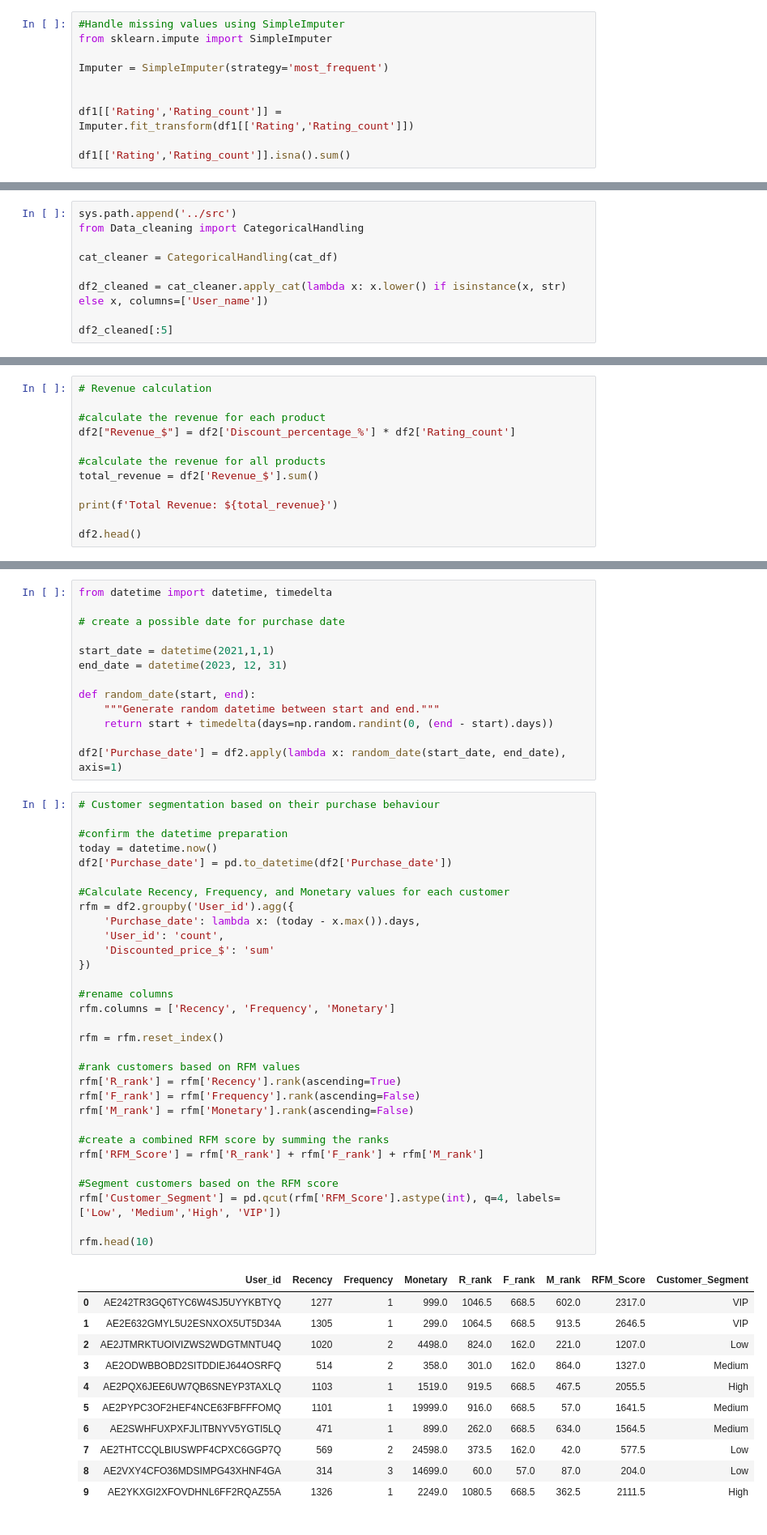
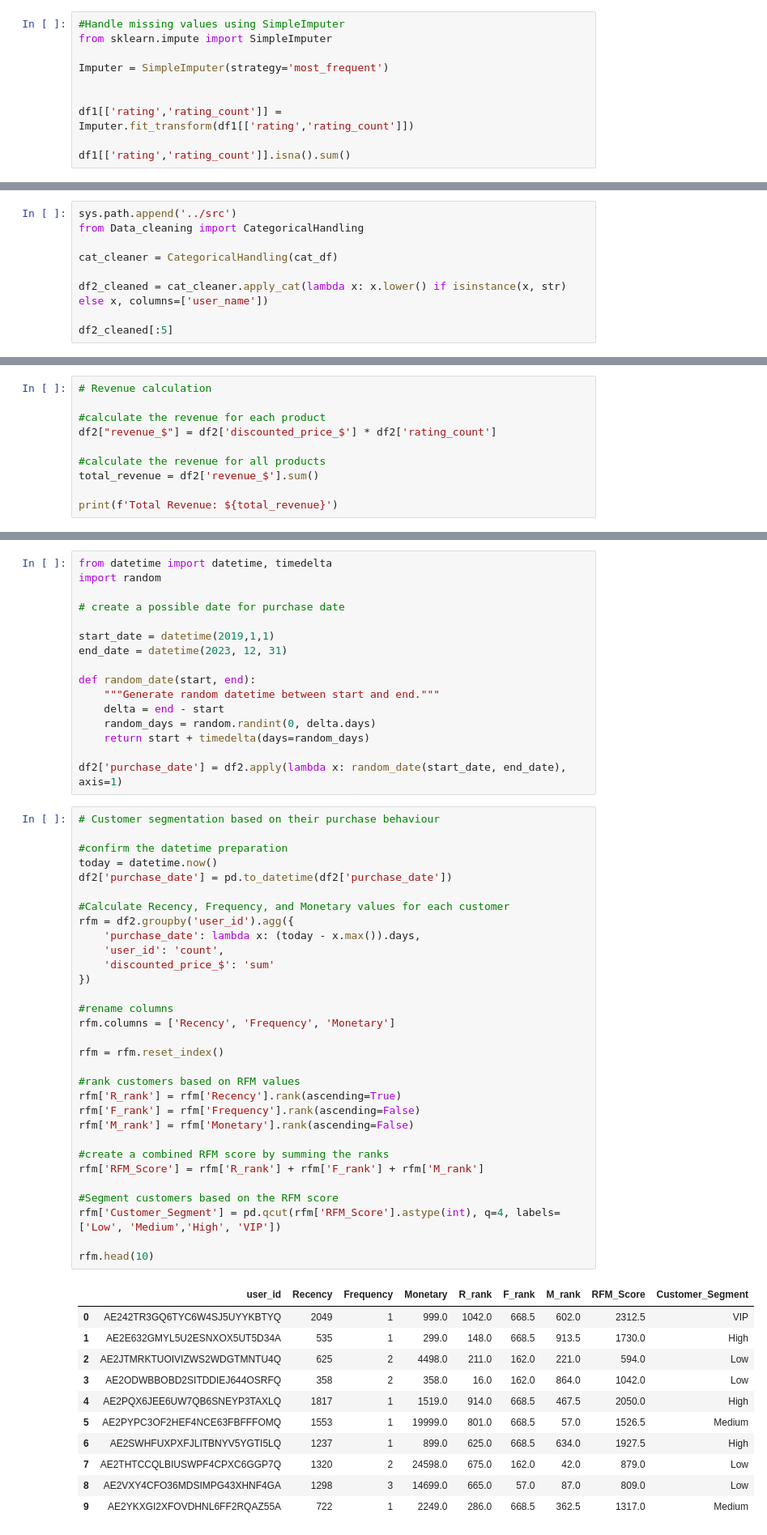
Before and after one commit to Omedobi/Data-Science-Projects, a Jupyter notebook: Amazon data analytic/notebook/Amazon-sales-analytic.ipynb, the cells around one changed output, grey strips where cells are left out. Shown at 81% size. Saved outputs shown, nothing was run; the diff lists cells and outputs as text.

```diff
--- a/Amazon data analytic/notebook/Amazon-sales-analytic.ipynb
+++ b/Amazon data analytic/notebook/Amazon-sales-analytic.ipynb
@@ -115,7 +114,7 @@ from sklearn.impute import SimpleImputer
 Imputer = SimpleImputer(strategy='most_frequent')
 
 
-df1[['Rating','Rating_count']] = Imputer.fit_transform(df1[['Rating','Rating_count']])
+df1[['rating','rating_count']] = Imputer.fit_transform(df1[['rating','rating_count']])
 
-df1[['Rating','Rating_count']].isna().sum()
+df1[['rating','rating_count']].isna().sum()
 # %% [output]
@@ -280,7 +295,7 @@ from Data_cleaning import CategoricalHandling
 
 cat_cleaner = CategoricalHandling(cat_df)
 
-df2_cleaned = cat_cleaner.apply_cat(lambda x: x.lower() if isinstance(x, str) else x, columns=['User_name'])
+df2_cleaned = cat_cleaner.apply_cat(lambda x: x.lower() if isinstance(x, str) else x, columns=['user_name'])
 
 df2_cleaned[:5]
 # %% [output]
@@ -687,12 +546,10 @@ df2.head()
 # Revenue calculation
 
 #calculate the revenue for each product
-df2["Revenue_$"] = df2['Discount_percentage_%'] * df2['Rating_count']
+df2["revenue_$"] = df2['discounted_price_$'] * df2['rating_count']
 
 #calculate the revenue for all products
-total_revenue = df2['Revenue_$'].sum()
+total_revenue = df2['revenue_$'].sum()
 
 print(f'Total Revenue: ${total_revenue}')
-
-df2.head()
 # %% [output]
@@ -749,60 +603,63 @@ Top Product categories by Revenue:
 **Customer Analysis**
 # %%
 from datetime import datetime, timedelta
+import random
 
 # create a possible date for purchase date
 
-start_date = datetime(2021,1,1)
+start_date = datetime(2019,1,1)
 end_date = datetime(2023, 12, 31)
 
 def random_date(start, end):
     """Generate random datetime between start and end."""
-    return start + timedelta(days=np.random.randint(0, (end - start).days))
+    delta = end - start
+    random_days = random.randint(0, delta.days)
+    return start + timedelta(days=random_days)
 
-df2['Purchase_date'] = df2.apply(lambda x: random_date(start_date, end_date), axis=1)
+df2['purchase_date'] = df2.apply(lambda x: random_date(start_date, end_date), axis=1)
 # %%
 # Customer segmentation based on their purchase behaviour
 
 #confirm the datetime preparation
 today = datetime.now()
-df2['Purchase_date'] = pd.to_datetime(df2['Purchase_date'])
+df2['purchase_date'] = pd.to_datetime(df2['purchase_date'])
 
 #Calculate Recency, Frequency, and Monetary values for each customer
-rfm = df2.groupby('User_id').agg({
-    'Purchase_date': lambda x: (today - x.max()).days,
-    'User_id': 'count',
-    'Discounted_price_$': 'sum'
+rfm = df2.groupby('user_id').agg({
+    'purchase_date': lambda x: (today - x.max()).days,
+    'user_id': 'count',
+    'discounted_price_$': 'sum'
 })
 
 #rename columns
 rfm.columns = ['Recency', 'Frequency', 'Monetary']
 
 rfm = rfm.reset_index()
 
 #rank customers based on RFM values
 rfm['R_rank'] = rfm['Recency'].rank(ascending=True)
 rfm['F_rank'] = rfm['Frequency'].rank(ascending=False)
 rfm['M_rank'] = rfm['Monetary'].rank(ascending=False)
 
 #create a combined RFM score by summing the ranks
 rfm['RFM_Score'] = rfm['R_rank'] + rfm['F_rank'] + rfm['M_rank']
 
 #Segment customers based on the RFM score
 rfm['Customer_Segment'] = pd.qcut(rfm['RFM_Score'].astype(int), q=4, labels=['Low', 'Medium','High', 'VIP'])
 
 rfm.head(10)
 # %% [output]
-|  | User_id | Recency | Frequency | Monetary | R_rank | F_rank | M_rank | RFM_Score | Customer_Segment |
-| 0 | AE242TR3GQ6TYC6W4SJ5UYYKBTYQ | 1277 | 1 | 999.0 | 1046.5 | 668.5 | 602.0 | 2317.0 | VIP |
-| 1 | AE2E632GMYL5U2ESNXOX5UT5D34A | 1305 | 1 | 299.0 | 1064.5 | 668.5 | 913.5 | 2646.5 | VIP |
-| 2 | AE2JTMRKTUOIVIZWS2WDGTMNTU4Q | 1020 | 2 | 4498.0 | 824.0 | 162.0 | 221.0 | 1207.0 | Low |
-| 3 | AE2ODWBBOBD2SITDDIEJ644OSRFQ | 514 | 2 | 358.0 | 301.0 | 162.0 | 864.0 | 1327.0 | Medium |
-| 4 | AE2PQX6JEE6UW7QB6SNEYP3TAXLQ | 1103 | 1 | 1519.0 | 919.5 | 668.5 | 467.5 | 2055.5 | High |
-| 5 | AE2PYPC3OF2HEF4NCE63FBFFFOMQ | 1101 | 1 | 19999.0 | 916.0 | 668.5 | 57.0 | 1641.5 | Medium |
-| 6 | AE2SWHFUXPXFJLITBNYV5YGTI5LQ | 471 | 1 | 899.0 | 262.0 | 668.5 | 634.0 | 1564.5 | Medium |
-| 7 | AE2THTCCQLBIUSWPF4CPXC6GGP7Q | 569 | 2 | 24598.0 | 373.5 | 162.0 | 42.0 | 577.5 | Low |
-| 8 | AE2VXY4CFO36MDSIMPG43XHNF4GA | 314 | 3 | 14699.0 | 60.0 | 57.0 | 87.0 | 204.0 | Low |
-| 9 | AE2YKXGI2XFOVDHNL6FF2RQAZ55A | 1326 | 1 | 2249.0 | 1080.5 | 668.5 | 362.5 | 2111.5 | High |
+|  | user_id | Recency | Frequency | Monetary | R_rank | F_rank | M_rank | RFM_Score | Customer_Segment |
+| 0 | AE242TR3GQ6TYC6W4SJ5UYYKBTYQ | 2049 | 1 | 999.0 | 1042.0 | 668.5 | 602.0 | 2312.5 | VIP |
+| 1 | AE2E632GMYL5U2ESNXOX5UT5D34A | 535 | 1 | 299.0 | 148.0 | 668.5 | 913.5 | 1730.0 | High |
+| 2 | AE2JTMRKTUOIVIZWS2WDGTMNTU4Q | 625 | 2 | 4498.0 | 211.0 | 162.0 | 221.0 | 594.0 | Low |
+| 3 | AE2ODWBBOBD2SITDDIEJ644OSRFQ | 358 | 2 | 358.0 | 16.0 | 162.0 | 864.0 | 1042.0 | Low |
+| 4 | AE2PQX6JEE6UW7QB6SNEYP3TAXLQ | 1817 | 1 | 1519.0 | 914.0 | 668.5 | 467.5 | 2050.0 | High |
+| 5 | AE2PYPC3OF2HEF4NCE63FBFFFOMQ | 1553 | 1 | 19999.0 | 801.0 | 668.5 | 57.0 | 1526.5 | Medium |
+| 6 | AE2SWHFUXPXFJLITBNYV5YGTI5LQ | 1237 | 1 | 899.0 | 625.0 | 668.5 | 634.0 | 1927.5 | High |
+| 7 | AE2THTCCQLBIUSWPF4CPXC6GGP7Q | 1320 | 2 | 24598.0 | 675.0 | 162.0 | 42.0 | 879.0 | Low |
+| 8 | AE2VXY4CFO36MDSIMPG43XHNF4GA | 1298 | 3 | 14699.0 | 665.0 | 57.0 | 87.0 | 809.0 | Low |
+| 9 | AE2YKXGI2XFOVDHNL6FF2RQAZ55A | 722 | 1 | 2249.0 | 286.0 | 668.5 | 362.5 | 1317.0 | Medium |
 # %%
 rfm.to_csv('../data/cleaned/rfm.csv', index=False)
 
```
Also changed, not shown: parts of 104 cells of this notebook.
